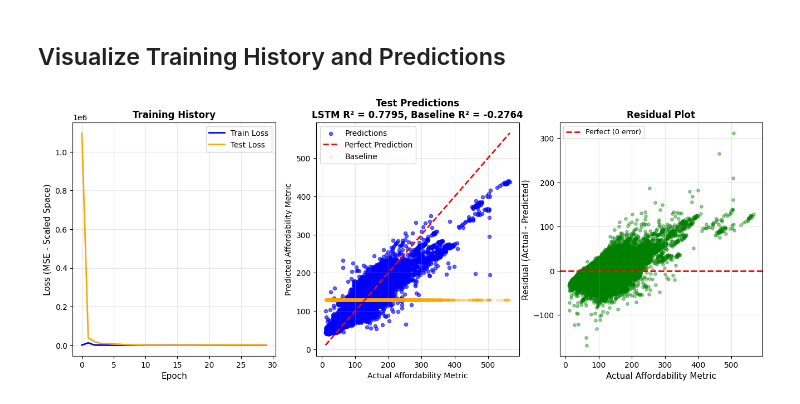
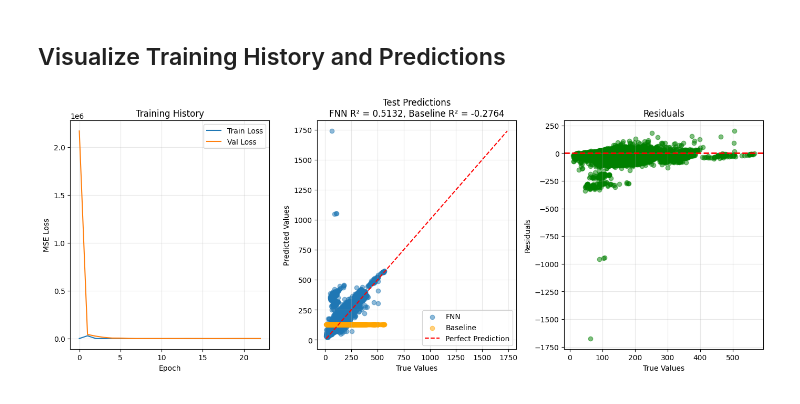
Before and after one commit to zrose3-zr/Affordable-housing-final, a Jupyter notebook: notebooks/ffn_affordability.ipynb, the cells around one changed output. Drawn from its saved outputs; the diff is of its cells as text; code cells hidden in the pictures.

```diff
--- a/notebooks/ffn_affordability.ipynb
+++ b/notebooks/ffn_affordability.ipynb
@@ -177,42 +179,43 @@ MAE:  39.825834
 R²:   -0.276392
 # %% [markdown]
 ## Visualize Training History and Predictions
-# %%
-ig = plt.figure(figsize=(16, 12))
-
-# 1. Training Loss
-ax1 = plt.subplot(2, 3, 1)
-ax1.plot(history.history['loss'], label='Train Loss', linewidth=2, color='blue')
-ax1.plot(history.history['val_loss'], label='Test Loss', linewidth=2, color='orange')
-ax1.set_xlabel('Epoch', fontsize=11)
-ax1.set_ylabel('Loss (MSE - Scaled Space)', fontsize=11)
-ax1.set_title('Training History', fontsize=12, fontweight='bold')
-ax1.legend(fontsize=10)
-ax1.grid(True, alpha=0.3)
-
-# 2. Actual vs Predicted - Scatter Plot
-ax2 = plt.subplot(2, 3, 2)
-min_val = min(y_test.min(), y_test_pred.min())
-max_val = max(y_test.max(), y_test_pred.max())
-ax2.scatter(y_test, y_test_pred, alpha=0.6, s=20, color='blue', label='Predictions')
-ax2.plot([min_val, max_val], [min_val, max_val], 'r--', linewidth=2, label='Perfect Prediction')
-ax2.scatter(y_test, baseline_test_pred, alpha=0.2, s=10, color='orange', label='Baseline')
-ax2.set_xlabel('Actual Affordability Metric')
-ax2.set_ylabel('Predicted Affordability Metric')
-ax2.set_title(f'Test Predictions\nLSTM R² = {test_r2:.4f}, Baseline R² = {baseline_r2:.4f}',
-              fontsize=12, fontweight='bold')
-ax2.legend(fontsize=10)
-ax2.grid(True, alpha=0.3)
-
-# 3. Residuals (Errors)
-ax3 = plt.subplot(2, 3, 3)
-test_residuals = y_test - y_test_pred.ravel()
-ax3.scatter(y_test, test_residuals, alpha=0.4, s=15, color='green')
-ax3.axhline(y=0, color='r', linestyle='--', linewidth=2, label='Perfect (0 error)')
-ax3.set_xlabel('Actual Affordability Metric', fontsize=11)
-ax3.set_ylabel('Residual (Actual - Predicted)', fontsize=11)
-ax3.set_title('Residual Plot', fontsize=12, fontweight='bold')
-ax3.legend(fontsize=9)
-ax3.grid(True, alpha=0.3)
-# %% [output]
-[figure, removed]
+# %%
+fig = plt.figure(figsize=(14, 10))
+
+
+ax1 = plt.subplot(2, 3, 1)
+ax1.plot(history.history['loss'], label='Train Loss')
+ax1.plot(history.history['val_loss'], label='Val Loss')
+ax1.set_xlabel('Epoch')
+ax1.set_ylabel('MSE Loss')
+ax1.set_title('Training History')
+ax1.legend()
+ax1.grid(True, alpha=0.3)
+
+
+ax2 = plt.subplot(2, 3, 2)
+ax2.scatter(y_test, y_test_pred, alpha=0.5, label='FNN')
+ax2.scatter(y_test, baseline_test_pred, alpha=0.5, label='Baseline', color='orange')
+min_val = min(min(y_test), min(y_test_pred.flatten()), min(baseline_test_pred))
+max_val = max(max(y_test), max(y_test_pred.flatten()), max(baseline_test_pred))
+ax2.plot([min_val, max_val], [min_val, max_val], 'r--', label='Perfect Prediction')
+ax2.set_title(f'Test Predictions\nFNN R² = {test_r2:.4f}, Baseline R² = {baseline_r2:.4f}')
+ax2.set_xlabel('True Values')
+ax2.set_ylabel('Predicted Values')
+ax2.legend()
+ax2.grid(True, alpha=0.3)
+
+
+ax3 = plt.subplot(2, 3, 3)
+residuals = y_test - y_test_pred.flatten()
+ax3.scatter(y_test, residuals, alpha=0.5, color='green')
+ax3.axhline(0, color='red', linestyle='--', linewidth=2)
+ax3.set_title('Residuals')
+ax3.set_xlabel('True Values')
+ax3.set_ylabel('Residuals')
+ax3.grid(True, alpha=0.3)
+
+plt.tight_layout()
+plt.show()
+# %% [output]
+[figure, added]
```
Also changed, not shown: parts of 3 cells of this notebook, 3 other files.
